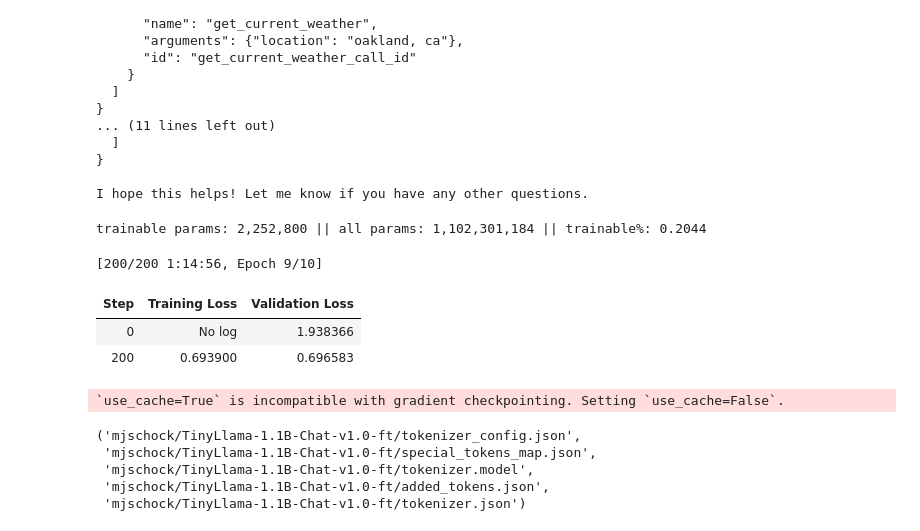
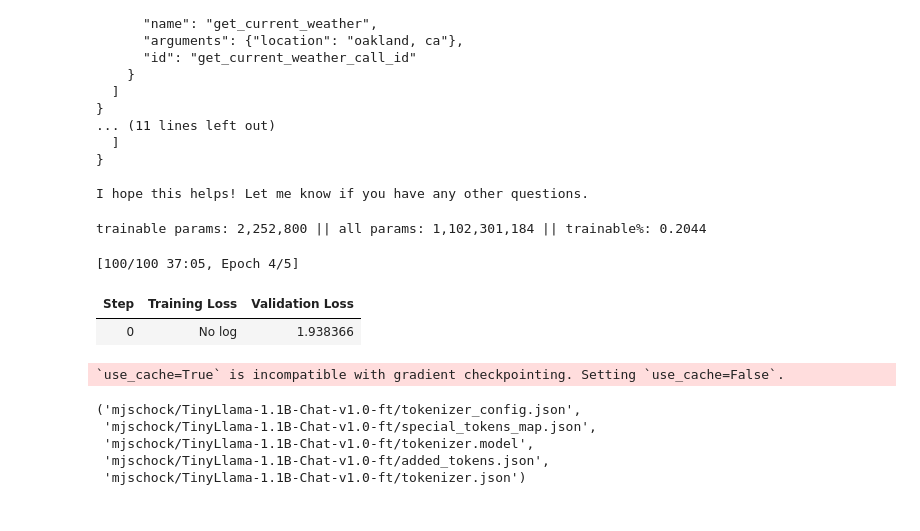
Before and after one commit to mjschock/mjschock, a Jupyter notebook: notebooks/kaggle/training-tinyllama-for-tool-calling/training-tinyllama-for-tool-calling.ipynb, the cells around one changed output. Saved outputs shown, nothing was run; the diff lists cells and outputs as text; code cells hidden in the pictures.

Commit message:
Kaggle Notebook |  Training TinyLlama for Tool-calling | Version 58

```diff
--- a/notebooks/kaggle/training-tinyllama-for-tool-calling/training-tinyllama-for-tool-calling.ipynb
+++ b/notebooks/kaggle/training-tinyllama-for-tool-calling/training-tinyllama-for-tool-calling.ipynb
@@ -531,7 +531,7 @@ model.print_trainable_parameters()
 
 # Define training arguments
 training_args = TrainingArguments(
-    # adam_beta2=0.999,
+    adam_beta2=0.999,
     auto_find_batch_size=True,
     bf16=True,
     dataloader_pin_memory=False,
@@ -548,7 +548,7 @@ training_args = TrainingArguments(
     logging_steps=10,
     # logging_steps=250,
     load_best_model_at_end=True,
-    num_train_epochs=10,
+    num_train_epochs=5,
     optim="adamw_hf",
 #     optim="adamw_torch",
     output_dir="./checkpoints",
@@ -571,35 +571,34 @@ training_args = TrainingArguments(
 
 # Data collator for language modeling
 # mlm (bool, *optional*, defaults to True):
 #     Whether or not to use masked language modeling. If set to False, the labels are the same as the inputs with the padding tokens ignored (by setting them to -100). Otherwise, the labels are -100 for non-masked tokens and the value to predict for the masked token.
 # mlm_probability (float, *optional*, defaults to 0.15):
 #     The probability with which to (randomly) mask tokens in the input, when mlm is set to True.
 data_collator = DataCollatorForLanguageModeling(mlm=False, tokenizer=tokenizer)
 
 # Initialize Trainer
 trainer = Trainer(
     args=training_args,
     data_collator=data_collator,
     eval_dataset=tokenized_dataset["validation"],
     model=model,
     tokenizer=tokenizer,
     train_dataset=tokenized_dataset["train"],
 )
 
 # Fine-tune the model
 trainer.train(
     # resume_from_checkpoint=True,
 )
 
 # Save the fine-tuned model and tokenizer
 model.save_pretrained(f"{model_org_output}/{model_name_output}")
 tokenizer.save_pretrained(f"{model_org_output}/{model_name_output}")
 # %% [output]
 trainable params: 2,252,800 || all params: 1,102,301,184 || trainable%: 0.2044
-[200/200 1:14:56, Epoch 9/10]
+[100/100 37:05, Epoch 4/5]
 | Step | Training Loss | Validation Loss |
 | 0 | No log | 1.938366 |
-| 200 | 0.693900 | 0.696583 |
 `use_cache=True` is incompatible with gradient checkpointing. Setting `use_cache=False`.
 ('mjschock/TinyLlama-1.1B-Chat-v1.0-ft/tokenizer_config.json',
  'mjschock/TinyLlama-1.1B-Chat-v1.0-ft/special_tokens_map.json',
```
Also changed, not shown: parts of 4 cells of this notebook.
